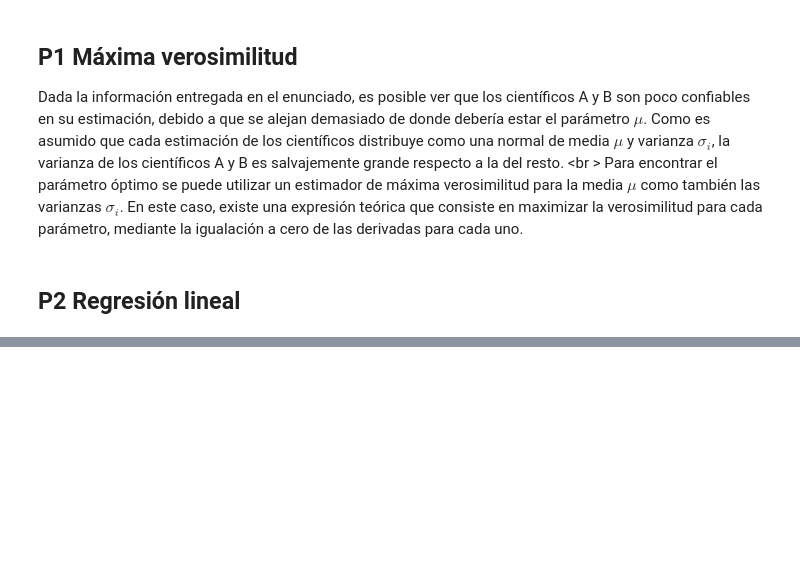
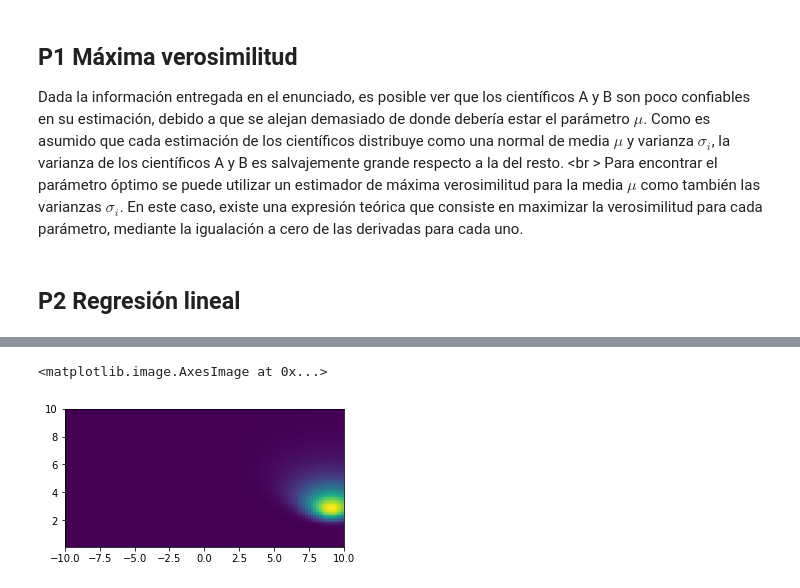
Before and after one commit to fluowhy/PML, a Jupyter notebook: Tarea_1.ipynb, the cells around one changed output, grey strips where cells are left out. Saved outputs shown, nothing was run; the diff lists cells and outputs as text; code cells hidden in the pictures; blank space fills up the shorter version.

```diff
--- a/Tarea_1.ipynb
+++ b/Tarea_1.ipynb
@@ -80,0 +93,28 @@ A medida que el parámetro de regularización aumenta, la pendiente de la curva
+# %%
+def sigma(s, mul):
+    S = [mul*s, mul*s, s, s, s, s, s]
+    return np.array(S)
+
+def likelihood(ob, mus, sigs, mul):
+    ll = []
+    j = 0
+    for i in ob:
+        if j==0 or j==1:
+            ss = mul*sigs
+            l = np.exp(-(i - mus)**2/2/ss**2)/np.sqrt(2*np.pi*ss**2)
+        else:
+            l = np.exp(-(i - mus)**2/2/sigs**2)/np.sqrt(2*np.pi*sigs**2)
+        ll.append(np.array(l))
+        j += 1
+    ll = np.array(ll)
+    return np.prod(ll, axis=0)  #np.log(np.prod(np.array(ll)))
+
+obs = np.array([-27.020, 3.57, 8.191, 9.898, 9.603, 9.945, 10.056])
+mu = np.linspace(-10, 10, 100)
+si = np.linspace(0.1, 10, 100)
+M, SI = np.meshgrid(mu, si)
+L = likelihood(obs, M, SI, 5)
+plt.imshow(L, origin='lower', extent=[mu[0], mu[-1], si[0], si[-1]])
+# %% [output]
+<matplotlib.image.AxesImage at 0x...>
+[figure, added]
```
Also changed, not shown: parts of 11 cells of this notebook.
